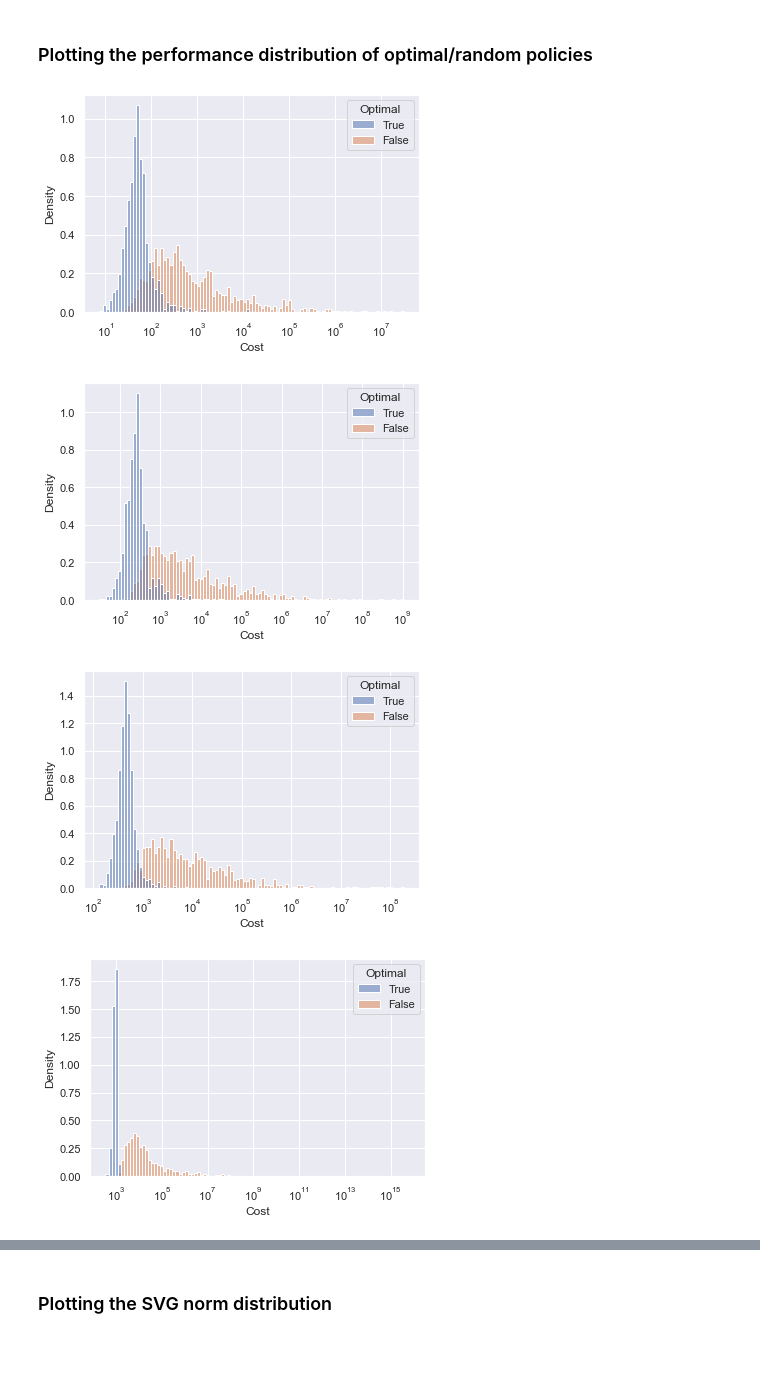
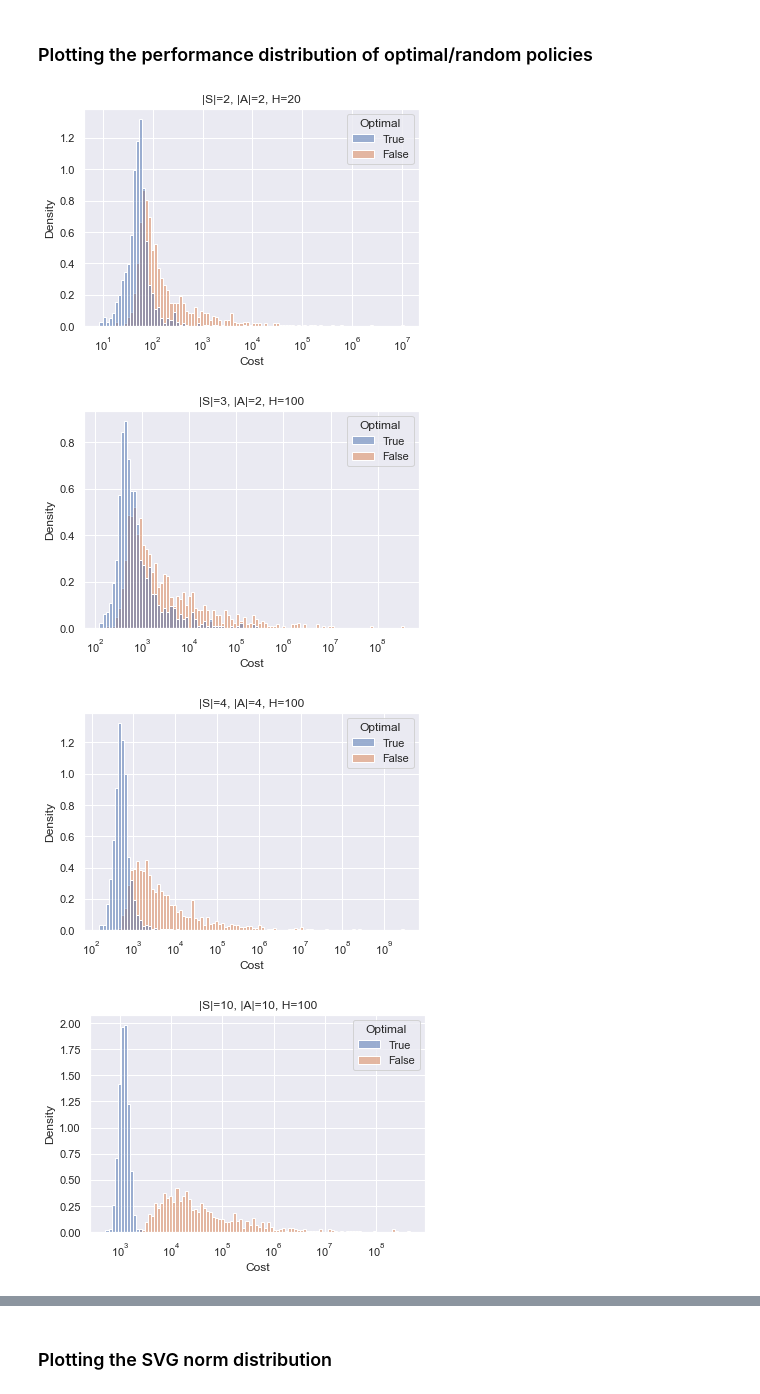
Before and after one commit to 0xangelo/LQSVG, a Jupyter notebook: experiments/perf_and_grad.ipynb, the cells around one changed output, grey strips where cells are left out. Cells and saved outputs as stored; diff of their text form; code cells hidden in the pictures; blank space fills up the shorter version.

Commit message:
chore(experiments): update perf_and_grad.ipynb
Signed-off-by: Ângelo Lovatto <angelolovatto@gmail.com>

```diff
--- a/experiments/perf_and_grad.ipynb
+++ b/experiments/perf_and_grad.ipynb
@@ -257,0 +228,7 @@ test_optimal_policy()
+# %%
+def stabilize_dynamics_poles(A: np.ndarray, B: np.ndarray):
+    rng = generator._rng
+    #     poles = rng.uniform(low=-1.0, high=1.0, size=A.shape[-1])
+    poles = utils.sample_eigvals(A.shape[-1], 0.0, 0.5, size=(), rng=rng)
+
+    return place_poles(A, B, poles, maxiter=100)
@@ -258,19 +289,8 @@ test_optimal_policy()
 # %%
-# def sample_policy(dynamics: lqr.LinSDynamics, cost: lqr.QuadCost) -> lqr.Linear:
-#     n_state, n_ctrl, horizon = lqr.dims_from_dynamics(dynamics)
-#     K = torch.empty((horizon,) + dynamics.F.shape[1:-2] + (n_ctrl, n_state))
-#     k = torch.empty((horizon,) + dynamics.F.shape[1:-2] + (n_ctrl,))
-#     nn.init.xavier_uniform_(K)
-#     nn.init.constant_(k, 0)
-#     random = (nt.horizon(nt.matrix(K)), nt.horizon(nt.vector(k)))
-#     return random
-
-
 def stabilizing_gain(dynamics: lqr.LinSDynamics) -> Tensor:
     F_s, F_a = utils.stationary_dynamics_factors(dynamics)
     A, B = F_s.numpy(), F_a.numpy()
-    poles = np.random.uniform(low=-1.0, high=1.0, size=A.shape[-1])
-    result = place_poles(A, B, poles)
+    result = stabilize_dynamics_poles(A, B)
     minus_K = result.gain_matrix
     K = torch.as_tensor(-minus_K).to(F_a).refine_names(*F_a.names)
     return K
@@ -286,6 +306,7 @@ def squeeze_dynamics_batch(dynamics: lqr.LinSDynamics) -> lqr.LinSDynamics:
     return lqr.LinSDynamics(F=F, f=f, W=W)
 
 
+@torch.no_grad()
 def sample_policy(dynamics: lqr.LinSDynamics, cost: lqr.QuadCost) -> lqr.Linear:
     assert utils.isstationary(dynamics)
     del cost
@@ -302,10 +323,12 @@ def sample_policy(dynamics: lqr.LinSDynamics, cost: lqr.QuadCost) -> lqr.Linear:
         K = stabilizing_gain(dynamics)
 
     _, F_a = utils.dynamics_factors(dynamics)
-    K = K.expand_as(nt.transpose(F_a))
-    k = torch.zeros_like(F_a[..., 0])
+    K = K.expand_as(nt.transpose(F_a)).refine_names(*F_a.names)
+    # k must be the size of control vectors, which are multiplied by
+    # the rows of B (F_a)
+    k = torch.zeros_like(F_a.select("R", 0)).rename(C="R")
 
-    random = (nt.horizon(nt.matrix(K)), nt.horizon(nt.vector(k)))
+    random = (K, k)
     return random
 # %%
 def test_sample_policy():
@@ -570,6 +596,9 @@ def performance_samples(
     return eret.numpy()
 # %% [markdown]
 ### Plotting the optimal cost distribution of controllable/uncontrollable systems
+# %%
+def title_from_dims(dims: tuple[int, int, int]) -> str:
+    return "|S|={}, |A|={}, H={}".format(*dims)
 # %%
 def plot_optimal_costs_by_controllability(
     dims: tuple[int, int, int], samples: int = 1000, **kwargs
@@ -647,21 +676,22 @@ def plot_optimal_vs_random_costs_hist(dims: tuple[int, int, int], samples: int =
         log_scale=True,
         bins=samples // 10,
     )
+    plt.title(title_from_dims(dims))
     plt.show()
 # %%
 plot_optimal_vs_random_costs_hist((2, 2, 20))
 
-plot_optimal_vs_random_costs_hist((2, 2, 100))
+plot_optimal_vs_random_costs_hist((3, 2, 100))
 
 plot_optimal_vs_random_costs_hist((4, 4, 100))
 
 plot_optimal_vs_random_costs_hist((10, 10, 100))
 
 plot_optimal_vs_random_costs_hist((10, 10, 200))
 
 plot_optimal_vs_random_costs_hist((20, 20, 100))
 # %% [output]
-[figure, old version]
+[figure, new version]
-[figure, old version]
+[figure, new version]
-[figure, old version]
+[figure, new version]
-[figure, old version]
+[figure, new version]
```
Also changed, not shown: parts of 36 cells of this notebook.
